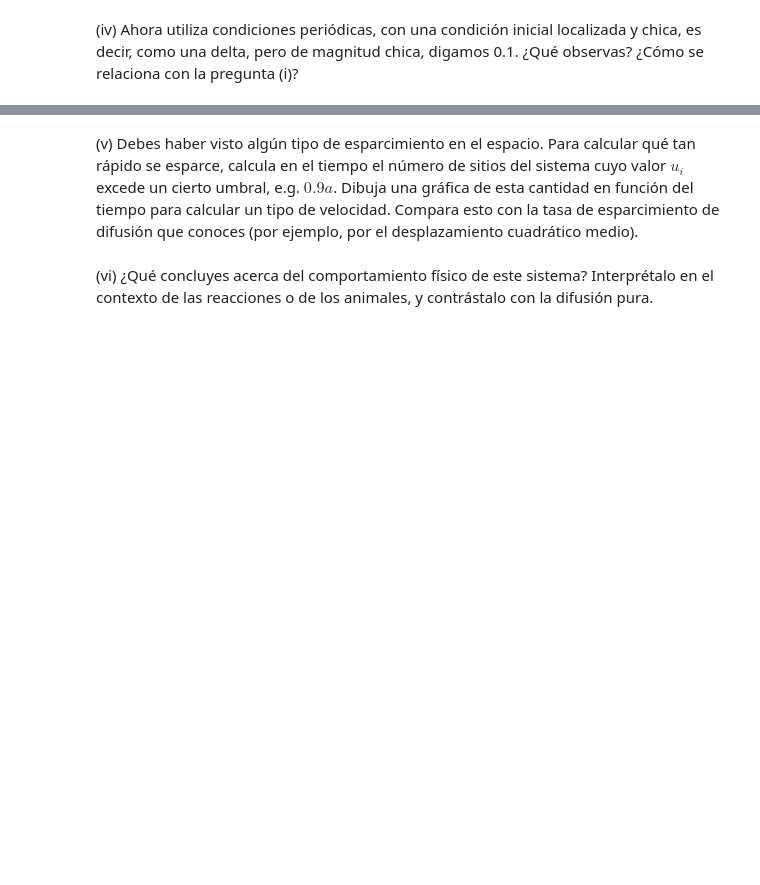
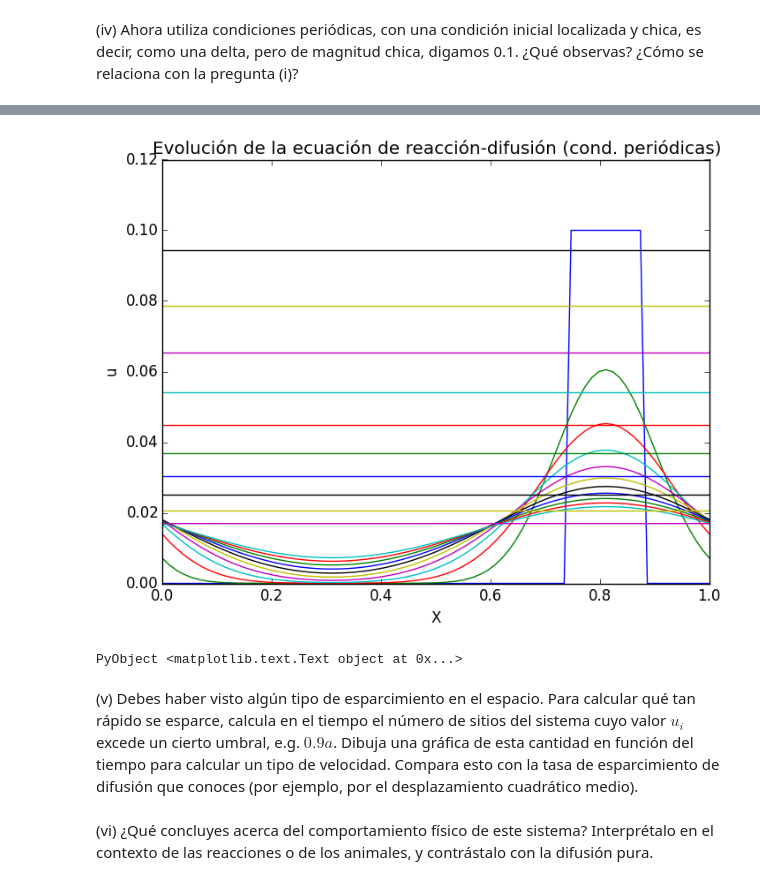
Before and after one commit to ivan-galinskiy/fisica_computacional, a Jupyter notebook: tareas/Tarea 09.ipynb, the cells around one changed output, grey strips where cells are left out. Saved outputs shown, nothing was run; the diff lists cells and outputs as text; code cells hidden in the pictures; blank space fills up the shorter version.

```diff
--- a/tareas/Tarea 09.ipynb
+++ b/tareas/Tarea 09.ipynb
@@ -91,3 +100,42 @@ PyObject <matplotlib.text.Text object at 0x...>
+# %%
+using PyPlot;
+
+L2 = 1 # Longitud espacial
+T2 = 2 # Longitud temporal
+
+N_L2 = 80 # Número de divisiones longitudinales
+N_T2 = Int(max(N_L2, ceil(3*T2*N_L2^2/(L2^2)))) # Número de divisiones temporales que garantiza estabilidad
+
+k = T2/N_T2
+h = L2/N_L2
+
+mesh2 = Array{Float64}(N_T2, N_L2) # Creamos la malla
+fill!(mesh2, 0) # Y la llenamos de ceros
+
+# Ahora especificamos las condiciones iniciales (como una delta de Dirac) desplazadas hacia la derecha (por curiosidad)
+for x in floor(6*N_L2/8):floor(7*N_L2/8)
+    mesh2[1, x] = 0.1
+end
+
+for t in 1:(N_T2-1)
+    mesh2[t+1,1] = mesh2[t,1] + k*mesh2[t,1]*(1-mesh2[t,1]) + (k*(mesh2[t, 2] - 2*mesh2[t,1] + mesh2[t,N_L2-1]))/(h^2)
+    mesh2[t+1,N_L2] = mesh2[t,N_L2] + k*mesh2[t,N_L2]*(1-mesh2[t,N_L2]) + (k*(mesh2[t, 2] - 2*mesh2[t,N_L2] + mesh2[t,N_L2-1]))/(h^2)
+
+    for x in 2:(N_L2-1)
+        mesh2[t+1,x] = mesh2[t,x] + k*mesh2[t,x]*(1 - mesh2[t,x]) + k*(mesh2[t, x+1] - 2*mesh2[t,x] + mesh2[t,x-1])/(h^2)
+    end
+end
+# %%
+# Graficamos algunas gráficas
+for t in [1; [ceil(n*N_T2/600) for n in 1:10]; [Int(n*N_T2/10) for n in 1:10]]
+    plot(linspace(0, L, N_L2), transpose(mesh2[ceil(t),:]), "-");
+end
+xlabel("X")
+ylabel("u")
+title("Evolución de la ecuación de reacción-difusión (cond. periódicas)")
+# %% [output]
+[figure, added]
+PyObject <matplotlib.text.Text object at 0x...>
 # %% [markdown]
 (v) Debes haber visto algún tipo de esparcimiento en el espacio. Para calcular qué tan rápido se esparce, calcula en el tiempo el número de sitios del sistema cuyo valor $u_i$ excede un cierto umbral, e.g. $0.9a$. Dibuja una gráfica de esta cantidad en función del tiempo para calcular un tipo de velocidad. Compara esto con la tasa de esparcimiento de difusión que conoces (por ejemplo, por el desplazamiento cuadrático medio).
 # %% [markdown]
```
Also changed, not shown: parts of 4 cells of this notebook.
